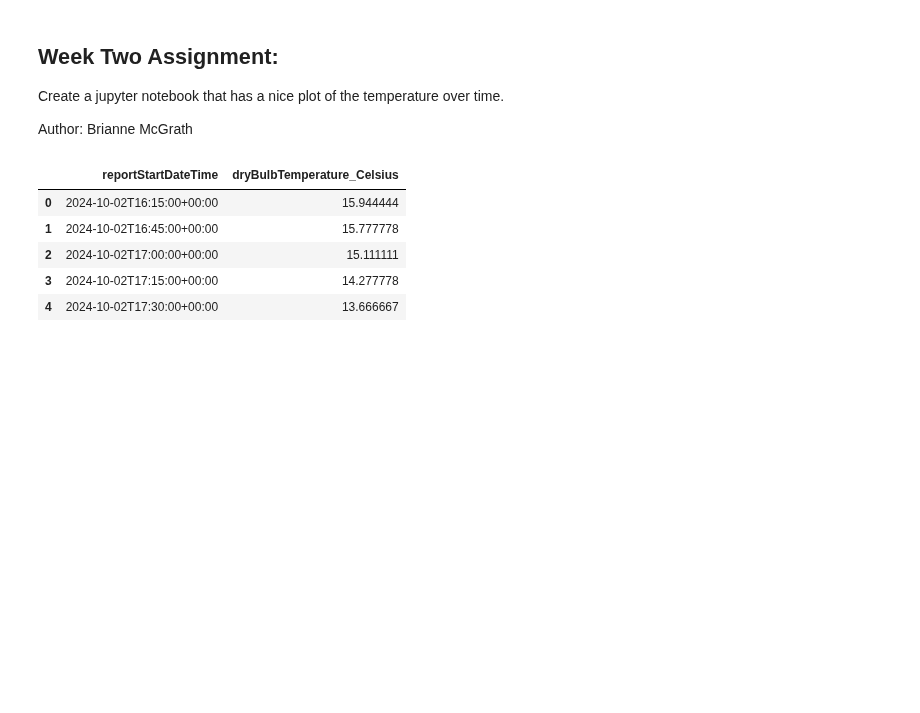
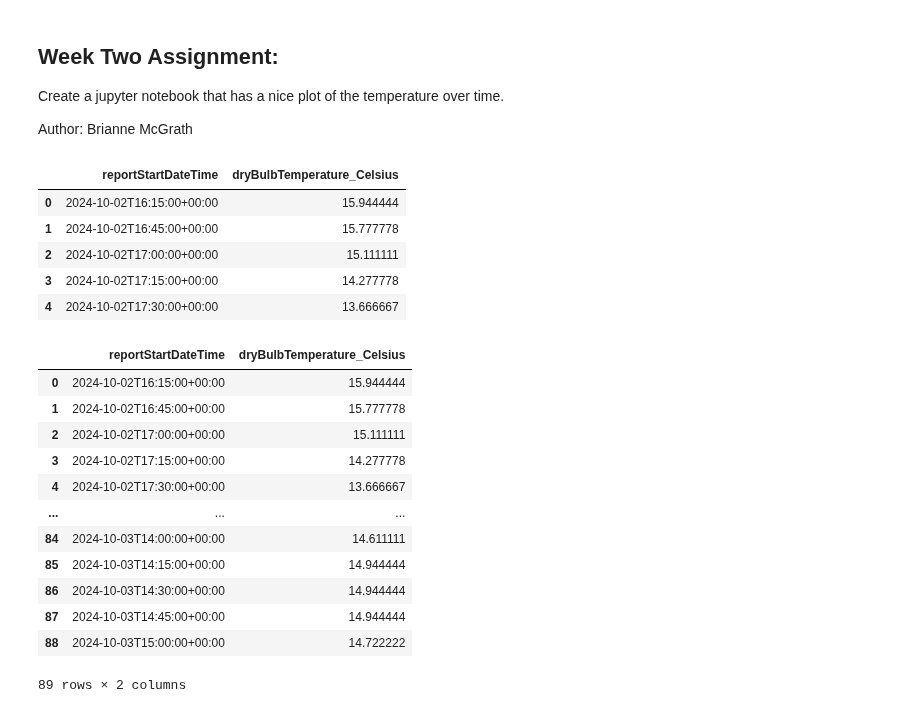
Before and after one commit to briannemcgrath/PFDA, a Jupyter notebook: assignments/assignment2-weather.ipynb, the cells around one changed output. Saved outputs shown, nothing was run; the diff lists cells and outputs as text; code cells hidden in the pictures; blank space fills up the shorter version.

```diff
--- a/assignments/assignment2-weather.ipynb
+++ b/assignments/assignment2-weather.ipynb
@@ -21,6 +22,23 @@ temperature_data.head()
 | 2 | 2024-10-02T17:00:00+00:00 | 15.111111 |
 | 3 | 2024-10-02T17:15:00+00:00 | 14.277778 |
 | 4 | 2024-10-02T17:30:00+00:00 | 13.666667 |
+# %%
+#Checking date range
+display(temperature_data)
+# %% [output]
+|  | reportStartDateTime | dryBulbTemperature_Celsius |
+| 0 | 2024-10-02T16:15:00+00:00 | 15.944444 |
+| 1 | 2024-10-02T16:45:00+00:00 | 15.777778 |
+| 2 | 2024-10-02T17:00:00+00:00 | 15.111111 |
+| 3 | 2024-10-02T17:15:00+00:00 | 14.277778 |
+| 4 | 2024-10-02T17:30:00+00:00 | 13.666667 |
+| ... | ... | ... |
+| 84 | 2024-10-03T14:00:00+00:00 | 14.611111 |
+| 85 | 2024-10-03T14:15:00+00:00 | 14.944444 |
+| 86 | 2024-10-03T14:30:00+00:00 | 14.944444 |
+| 87 | 2024-10-03T14:45:00+00:00 | 14.944444 |
+| 88 | 2024-10-03T15:00:00+00:00 | 14.722222 |
+89 rows × 2 columns
 # %%
 # Plotting the temperature over time
 plt.figure(figsize=(14,8))
```
Also changed, not shown: parts of 4 cells of this notebook.
